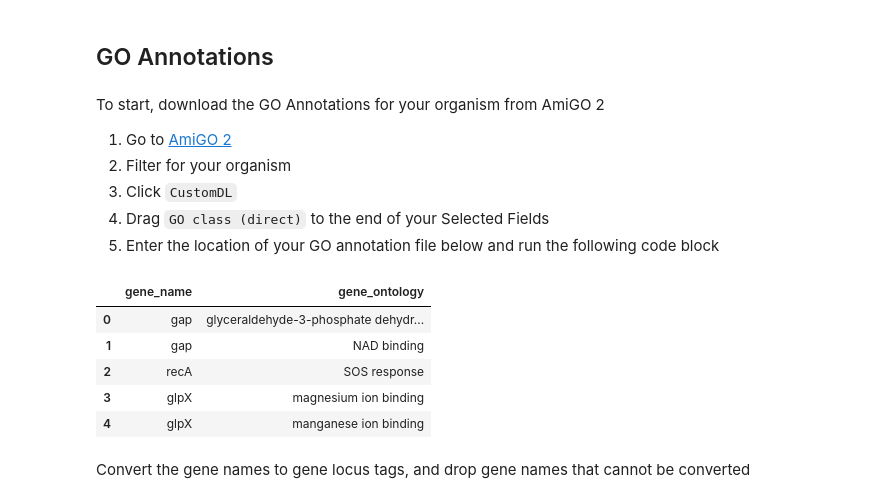
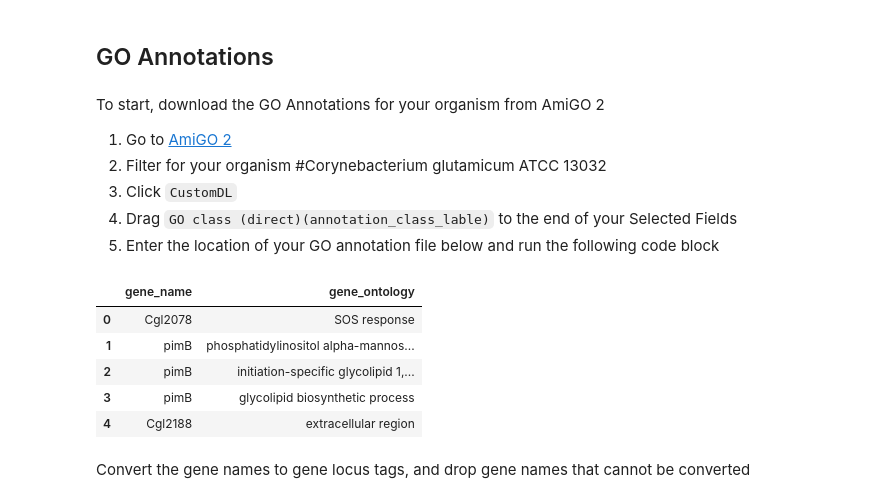
Before and after one commit to tibbdc/modulome_cgluta, a Jupyter notebook: notebook/1_create_the_gene_table_zjx.ipynb, the cells around one changed output. Saved outputs shown, nothing was run; the diff lists cells and outputs as text; code cells hidden in the pictures.

```diff
--- a/notebook/1_create_the_gene_table_zjx.ipynb
+++ b/notebook/1_create_the_gene_table_zjx.ipynb
@@ -380,21 +407,22 @@ DF_annot.to_csv(r'E:\test\gene_info.csv')
 To start, download the GO Annotations for your organism from AmiGO 2
 
 1. Go to [AmiGO 2](http://amigo.geneontology.org/amigo/search/annotation)
-1. Filter for your organism
+1. Filter for your organism #Corynebacterium glutamicum ATCC 13032
 1. Click ``CustomDL``
-1. Drag ``GO class (direct)`` to the end of your Selected Fields
+1. Drag ``GO class (direct)(annotation_class_lable)`` to the end of your Selected Fields
 1. Enter the location of your GO annotation file below and run the following code block
 # %%
-DF_GO = pd.read_csv(os.path.join('..','data','GO_annotations.txt',sep='\t',header=None,usecols=[2,17]))
+DF_GO = pd.read_csv(os.path.join('..','data','GO_annotations.txt'),sep='\t',header=None,usecols=[2,17])
+
 DF_GO.columns = ['gene_name','gene_ontology']
 DF_GO.head()
 # %% [output]
 |  | gene_name | gene_ontology |
-| 0 | gap | glyceraldehyde-3-phosphate dehydr... |
-| 1 | gap | NAD binding |
-| 2 | recA | SOS response |
-| 3 | glpX | magnesium ion binding |
-| 4 | glpX | manganese ion binding |
+| 0 | Cgl2078 | SOS response |
+| 1 | pimB | phosphatidylinositol alpha-mannos... |
+| 2 | pimB | initiation-specific glycolipid 1,... |
+| 3 | pimB | glycolipid biosynthetic process |
+| 4 | Cgl2188 | extracellular region |
 # %% [markdown]
 Convert the gene names to gene locus tags, and drop gene names that cannot be converted
 # %%
```
Also changed, not shown: parts of 13 cells of this notebook, 49 other files.
